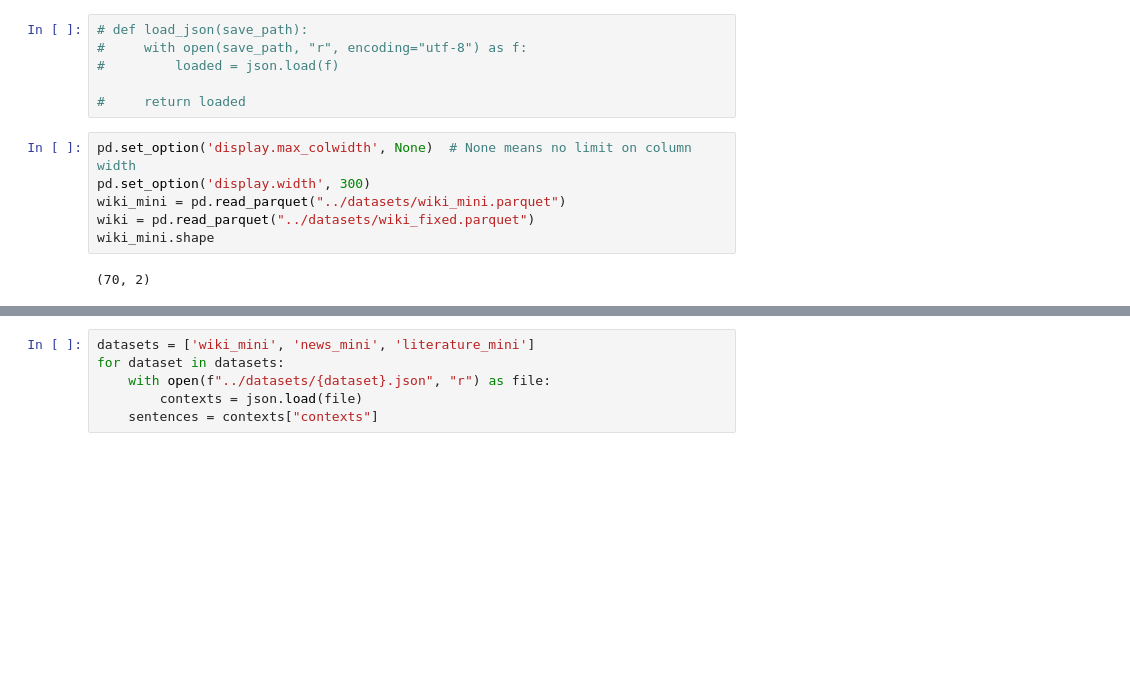
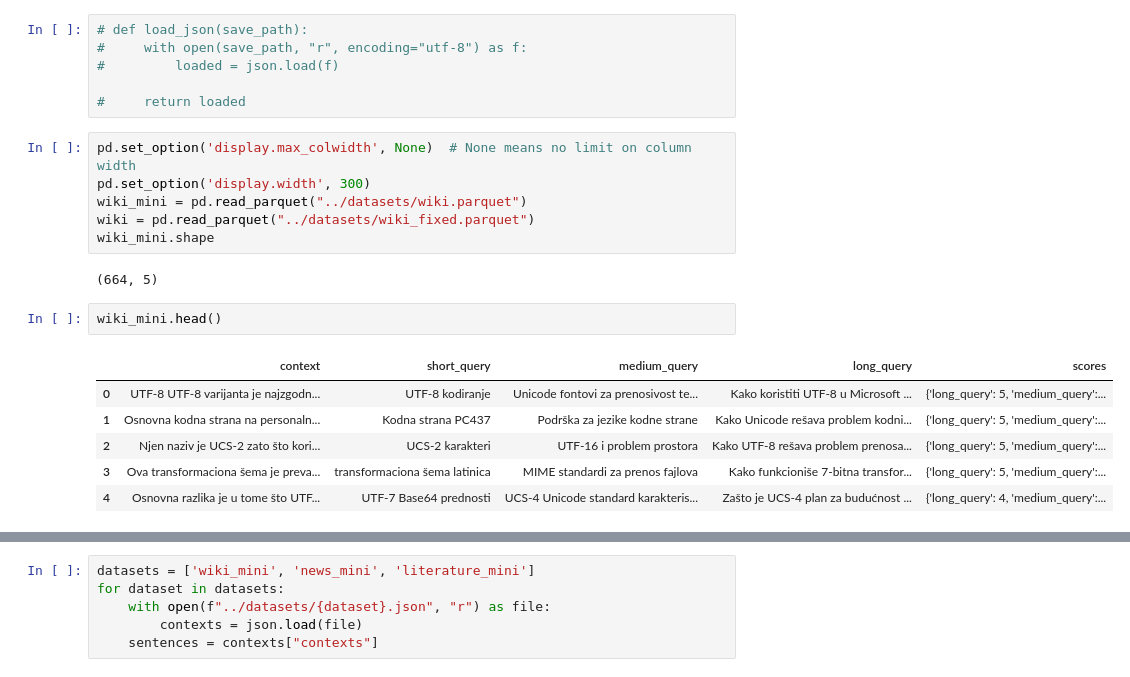
Before and after one commit to smartcat-labs/SRBedding, a Jupyter notebook: training_dataset/notebooks/testing_4omini.ipynb, the cells around one changed output, grey strips where cells are left out. Cells and saved outputs as stored; diff of their text form; blank space fills up the shorter version.

```diff
--- a/training_dataset/notebooks/testing_4omini.ipynb
+++ b/training_dataset/notebooks/testing_4omini.ipynb
@@ -25,8 +25,17 @@ sys.path.append("..")
 # %%
 pd.set_option('display.max_colwidth', None)  # None means no limit on column width
 pd.set_option('display.width', 300)
-wiki_mini = pd.read_parquet("../datasets/wiki_mini.parquet")
+wiki_mini = pd.read_parquet("../datasets/wiki.parquet")
 wiki = pd.read_parquet("../datasets/wiki_fixed.parquet")
 wiki_mini.shape
 # %% [output]
-(70, 2)
+(664, 5)
+# %%
+wiki_mini.head()
+# %% [output]
+|  | context | short_query | medium_query | long_query | scores |
+| 0 | UTF-8 UTF-8 varijanta je najzgodn... | UTF-8 kodiranje | Unicode fontovi za prenosivost te... | Kako koristiti UTF-8 u Microsoft ... | {'long_query': 5, 'medium_query':... |
+| 1 | Osnovna kodna strana na personaln... | Kodna strana PC437 | Podrška za jezike kodne strane | Kako Unicode rešava problem kodni... | {'long_query': 5, 'medium_query':... |
+| 2 | Njen naziv je UCS-2 zato što kori... | UCS-2 karakteri | UTF-16 i problem prostora | Kako UTF-8 rešava problem prenosa... | {'long_query': 5, 'medium_query':... |
+| 3 | Ova transformaciona šema je preva... | transformaciona šema latinica | MIME standardi za prenos fajlova | Kako funkcioniše 7-bitna transfor... | {'long_query': 5, 'medium_query':... |
+| 4 | Osnovna razlika je u tome što UTF... | UTF-7 Base64 prednosti | UCS-4 Unicode standard karakteris... | Zašto je UCS-4 plan za budućnost ... | {'long_query': 4, 'medium_query':... |
```
Also changed, not shown: parts of 3 cells of this notebook, 7 other files.
